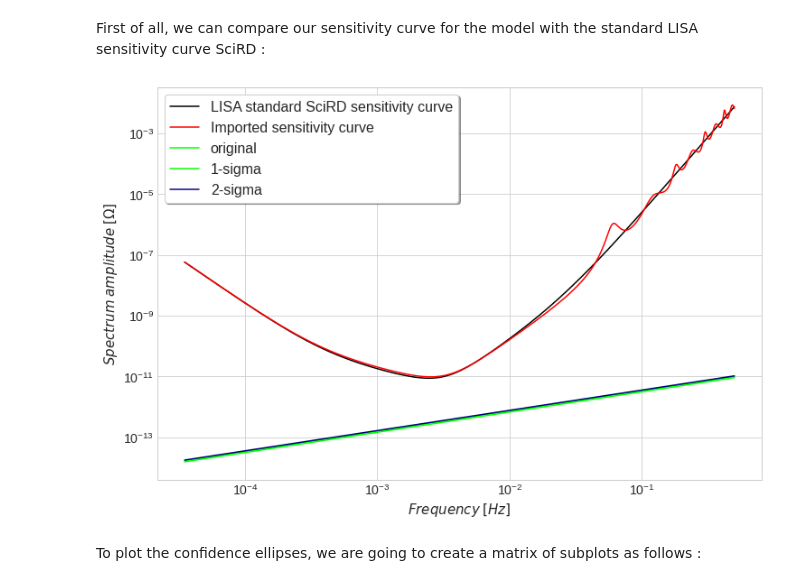
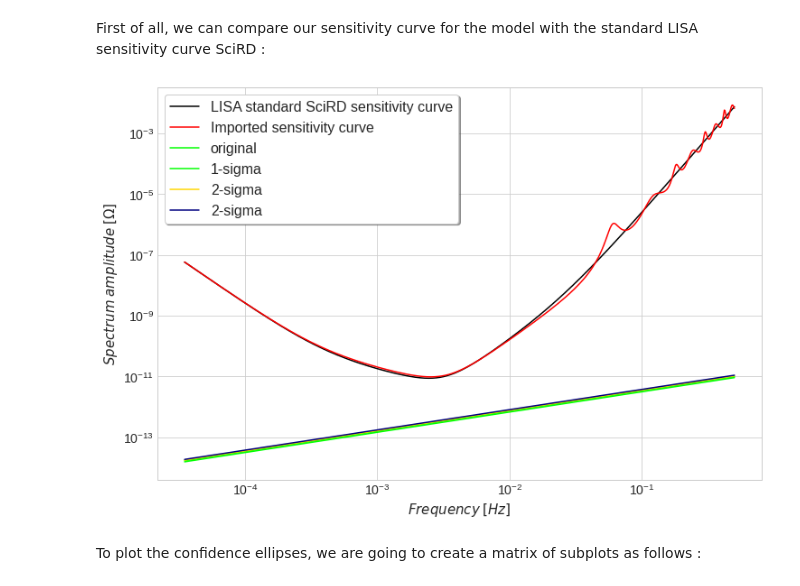
Before and after one commit to KuZa91/PBH_subpopulations_effects_analysis, a Jupyter notebook: FisherMatrixSGWB.ipynb, the cells around one changed output. Saved outputs shown, nothing was run; the diff lists cells and outputs as text; code cells hidden in the pictures.

```diff
--- a/FisherMatrixSGWB.ipynb
+++ b/FisherMatrixSGWB.ipynb
@@ -418,16 +418,17 @@ First of all, we can compare our sensitivity curve for the model with the standa
 # %%
 plt.figure(figsize=(12,8))
 plt.loglog(ran_mfrq, h_to_Omega(ran_mfrq, Sensitivity), color  = 'black', label = 'LISA standard SciRD sensitivity curve')
 plt.loglog(ran_mfrq, Sens_Fit(ran_mfrq), color = 'red', label = 'Imported sensitivity curve')
 plt.loglog(ran_mfrq,PL_2P(alpha, 2./3., ran_mfrq), color = 'lime', label = 'original')
-plt.loglog(ran_mfrq,PL_2P(-12.410022689179453, 2./3., ran_mfrq), color = 'lime', label = '1-sigma')
-plt.loglog(ran_mfrq,PL_2P(-12.387922271773714, 2./3., ran_mfrq), color = 'navy', label = '2-sigma')
+plt.loglog(ran_mfrq,PL_2P(-12.410022689287398, 2./3., ran_mfrq), color = 'lime', label = '1-sigma')
+plt.loglog(ran_mfrq,PL_2P(-12.387922271949838, 2./3., ran_mfrq), color = 'gold', label = '2-sigma')
+plt.loglog(ran_mfrq,PL_2P(-12.365821854612276, 2./3., ran_mfrq), color = 'navy', label = '2-sigma')
 plt.xlabel('$Frequency \; [Hz]$', fontsize = 15 )
 plt.legend(loc = 2, frameon = True, fancybox = True, shadow = True)
 plt.ylabel('$Spectrum \; amplitude \; [\Omega]$', fontsize = 15)
 plt.savefig('Sensitivity_curves.png',dpi=500)
 # %% [output]
-[figure, old version]
+[figure, new version]
 # %% [markdown]
 To plot the confidence ellipses, we are going to create a matrix of subplots as follows :
 # %%
```
Also changed, not shown: parts of 4 cells of this notebook, 2 other files.
